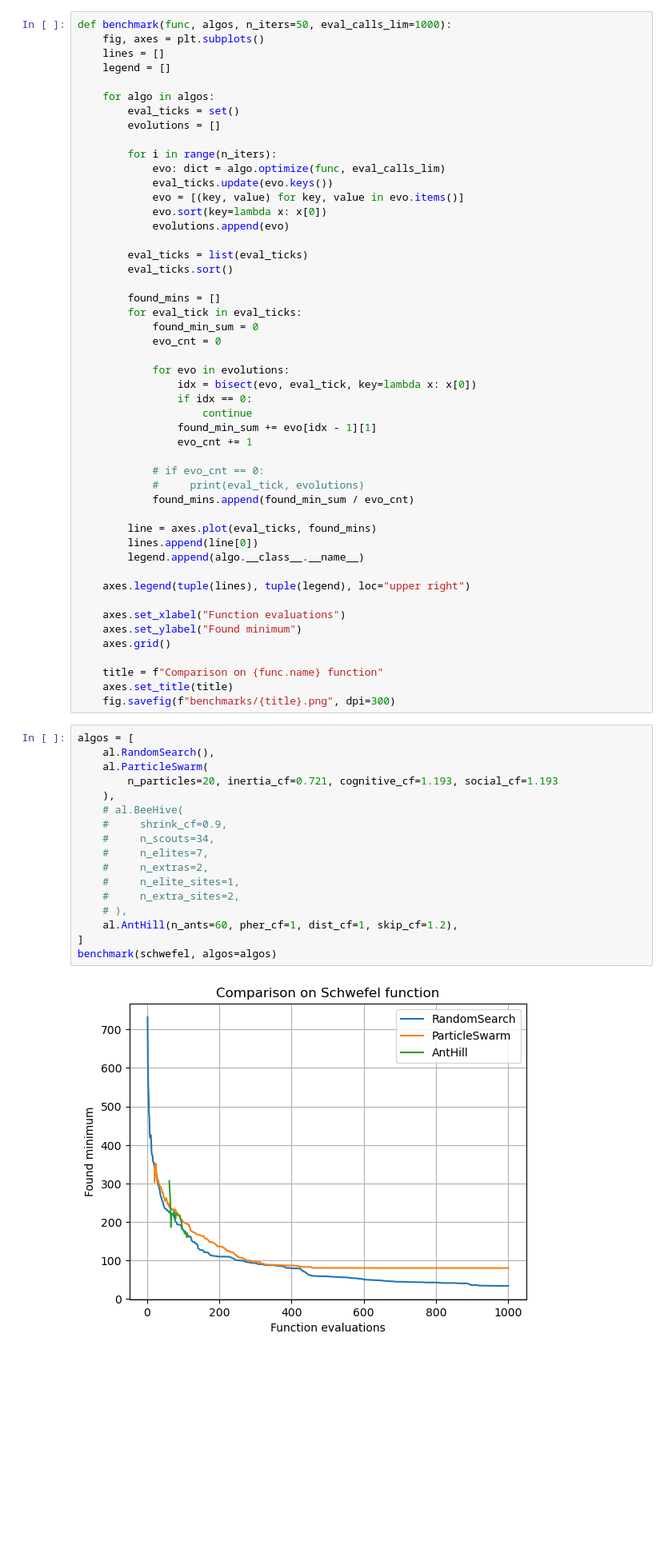
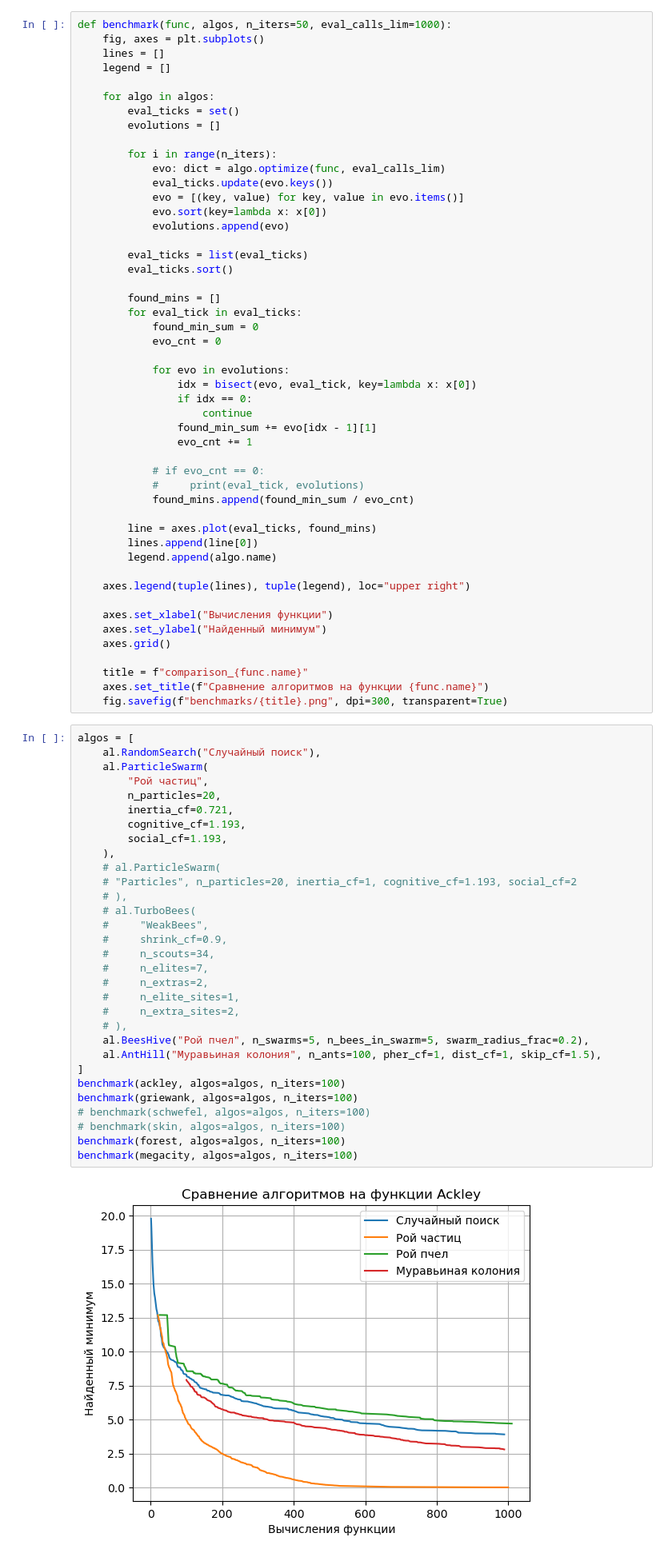
Before and after one commit to makcymal/si, a Jupyter notebook: comparison.ipynb, the cells around one changed output. Shown at 80% size. Cells and saved outputs as stored; diff of their text form; blank space fills up the shorter version.

```diff
--- a/comparison.ipynb
+++ b/comparison.ipynb
@@ -74,33 +74,47 @@ def benchmark(func, algos, n_iters=50, eval_calls_lim=1000):
 
         line = axes.plot(eval_ticks, found_mins)
         lines.append(line[0])
-        legend.append(algo.__class__.__name__)
+        legend.append(algo.name)
 
     axes.legend(tuple(lines), tuple(legend), loc="upper right")
 
-    axes.set_xlabel("Function evaluations")
-    axes.set_ylabel("Found minimum")
+    axes.set_xlabel("Вычисления функции")
+    axes.set_ylabel("Найденный минимум")
     axes.grid()
 
-    title = f"Comparison on {func.name} function"
-    axes.set_title(title)
-    fig.savefig(f"benchmarks/{title}.png", dpi=300)
+    title = f"comparison_{func.name}"
+    axes.set_title(f"Сравнение алгоритмов на функции {func.name}")
+    fig.savefig(f"benchmarks/{title}.png", dpi=300, transparent=True)
 # %%
 algos = [
-    al.RandomSearch(),
+    al.RandomSearch("Случайный поиск"),
     al.ParticleSwarm(
-        n_particles=20, inertia_cf=0.721, cognitive_cf=1.193, social_cf=1.193
+        "Рой частиц",
+        n_particles=20,
+        inertia_cf=0.721,
+        cognitive_cf=1.193,
+        social_cf=1.193,
     ),
-    # al.BeeHive(
+    # al.ParticleSwarm(
+    # "Particles", n_particles=20, inertia_cf=1, cognitive_cf=1.193, social_cf=2
+    # ),
+    # al.TurboBees(
+    #     "WeakBees",
     #     shrink_cf=0.9,
     #     n_scouts=34,
     #     n_elites=7,
     #     n_extras=2,
     #     n_elite_sites=1,
     #     n_extra_sites=2,
     # ),
-    al.AntHill(n_ants=60, pher_cf=1, dist_cf=1, skip_cf=1.2),
+    al.BeesHive("Рой пчел", n_swarms=5, n_bees_in_swarm=5, swarm_radius_frac=0.2),
+    al.AntHill("Муравьиная колония", n_ants=100, pher_cf=1, dist_cf=1, skip_cf=1.5),
 ]
-benchmark(schwefel, algos=algos)
+benchmark(ackley, algos=algos, n_iters=100)
+benchmark(griewank, algos=algos, n_iters=100)
+# benchmark(schwefel, algos=algos, n_iters=100)
+# benchmark(skin, algos=algos, n_iters=100)
+benchmark(forest, algos=algos, n_iters=100)
+benchmark(megacity, algos=algos, n_iters=100)
 # %% [output]
-[figure, old version]
+[figure, new version]
```
Also changed, not shown: parts of 4 cells of this notebook, 8 other files.
